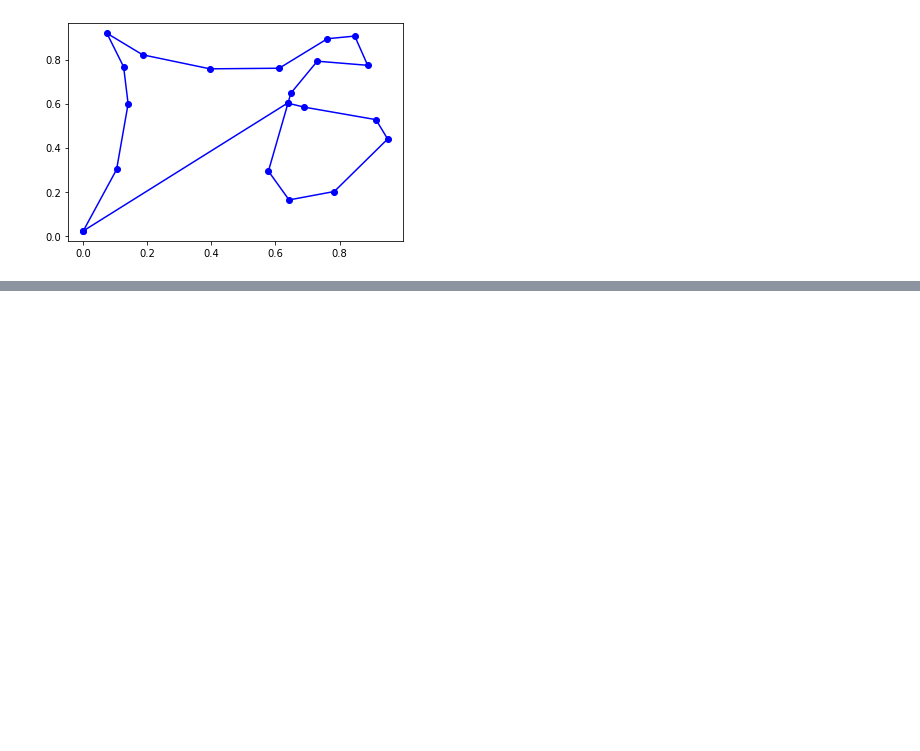
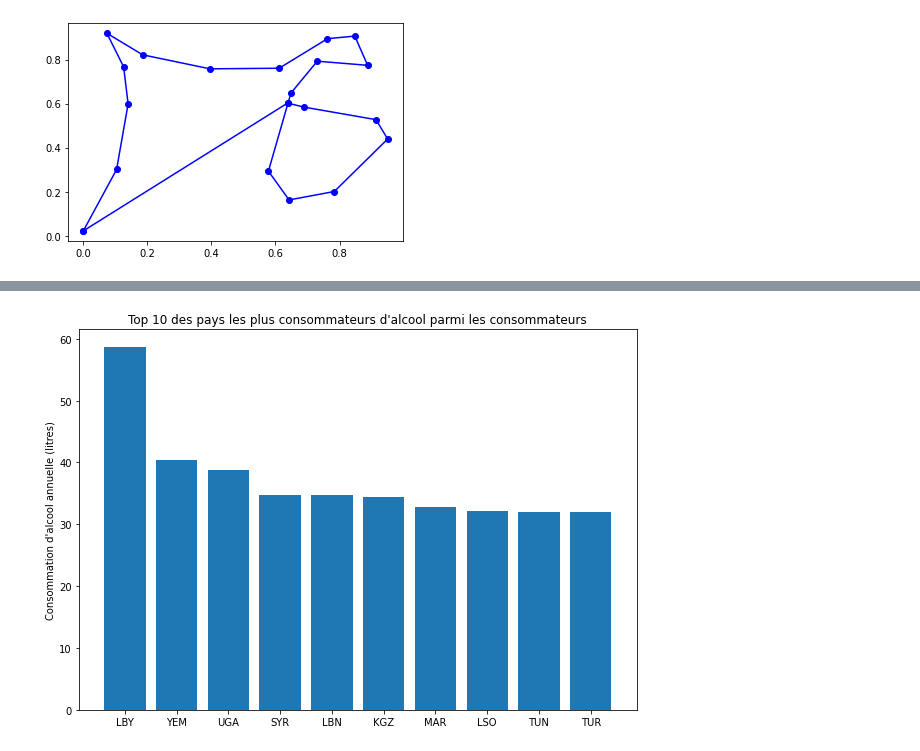
Before and after one commit to nhennetier/ENSAE-HEC-Python, a Jupyter notebook: TDs/TD6/TD6.ipynb, the cells around one changed output, grey strips where cells are left out. Cells and saved outputs as stored; diff of their text form; code cells hidden in the pictures; blank space fills up the shorter version.

```diff
--- a/TDs/TD6/TD6.ipynb
+++ b/TDs/TD6/TD6.ipynb
@@ -245,0 +299,4 @@ dessine_tour(villes, perm)
+# %%
+# Question 5
+dg = pd.read_csv("share-of-adults-who-drank-alcohol-in-last-year.csv")
+dg.head()
@@ -245,0 +310,7 @@ dessine_tour(villes, perm)
+# %%
+dg_clean = dg[["Code", "Indicator:Alcohol, consumers past 12 months (%) - Sex:Both sexes"]]
+dg_clean.columns = ["Code", "Share consumers"]
+dg_clean = dg_clean.dropna()
+dg_country = dg_clean.groupby("Code").mean().reset_index()
+# %%
+dg_country = pd.merge(df_country, dg_country, on="Code")
@@ -245,0 +326,16 @@ dessine_tour(villes, perm)
+# %%
+# Question 6
+dg_country["Total consumption consumers"] = (
+    dg_country["Total consumption per capita"]
+    / dg_country["Share consumers"]
+    * 100
+)
+dg_country_top = dg_country.nlargest(10, "Total consumption consumers")
+# %%
+plt.figure(figsize=(10, 7))
+plt.bar(dg_country_top["Code"], dg_country_top["Total consumption consumers"])
+plt.title("Top 10 des pays les plus consommateurs d'alcool parmi les consommateurs")
+plt.ylabel("Consommation d'alcool annuelle (litres)")
+plt.show()
+# %% [output]
+[figure, added]
```
Also changed, not shown: parts of 10 cells of this notebook, 2 other files.
